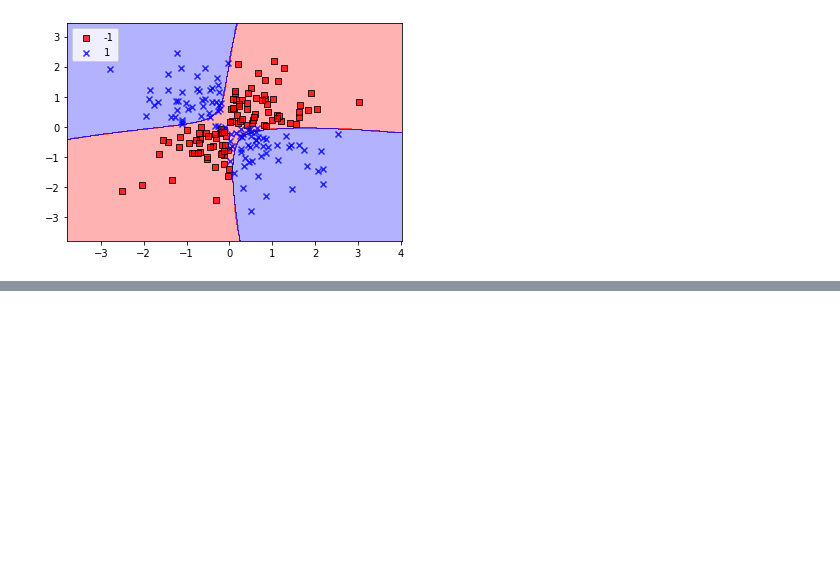
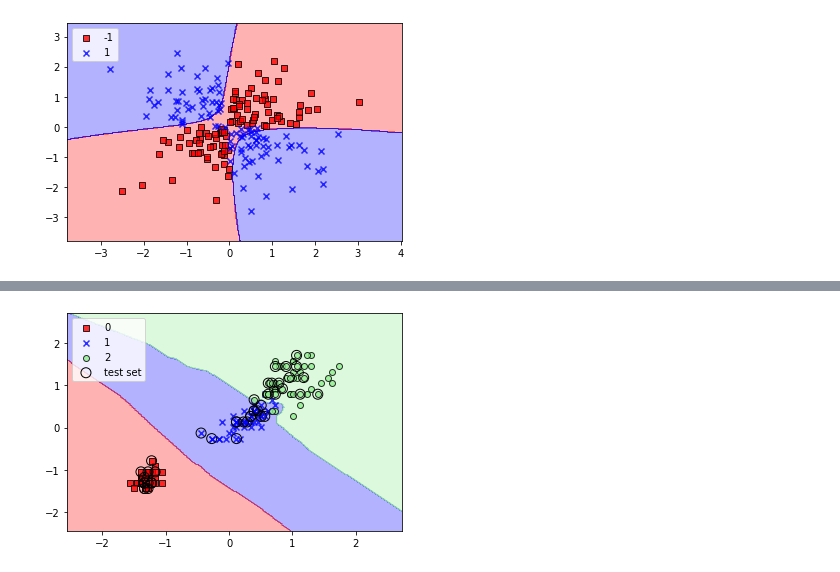
Before and after one commit to ChrisXinghanChen/Python_Machine_Learning, a Jupyter notebook: Chapter3/3_2LogisticRegression.ipynb, the cells around one changed output, grey strips where cells are left out. Drawn from its saved outputs; the diff is of its cells as text; code cells hidden in the pictures; blank space fills up the shorter version.

```diff
--- a/Chapter3/3_2LogisticRegression.ipynb
+++ b/Chapter3/3_2LogisticRegression.ipynb
@@ -168,0 +230,19 @@ plt.show()
+# %%
+from sklearn.neighbors import KNeighborsClassifier
+
+X_combined_std = sc.transform(X_combined)
+knn =  KNeighborsClassifier(n_neighbors=5,
+                            p=2,
+                            metric='minkowski')
+knn.fit(X_train_std, y_train)
+plot_decision_regions(X_combined_std,
+                      y_combined,
+                      classifier=knn,
+                      test_idx=range(105, 150))
+plt.xlabel=('petal length [cm]')
+plt.ylabel=('petal width [cm]')
+plt.legend(loc='upper left')
+plt.tight_layout
+plt.show()
+# %% [output]
+[figure, added]
```
Also changed, not shown: parts of 4 cells of this notebook.
